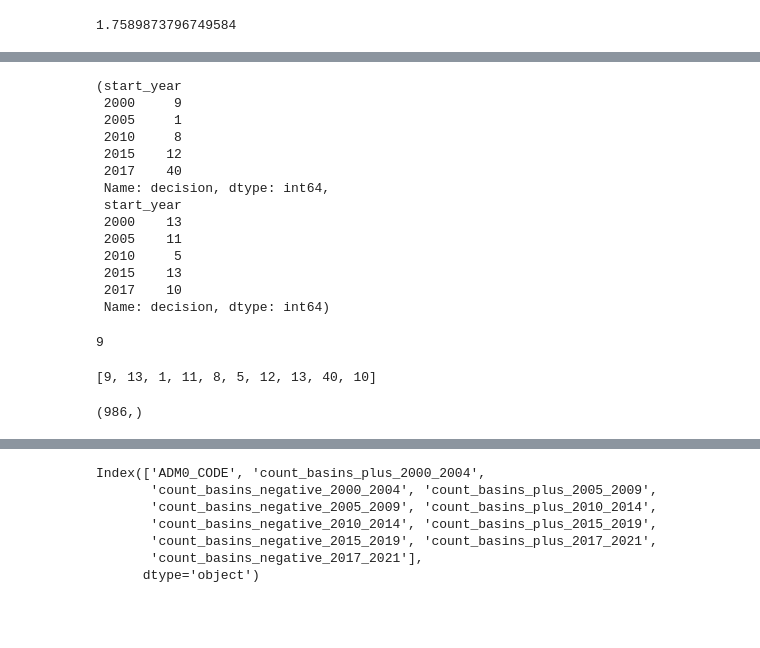
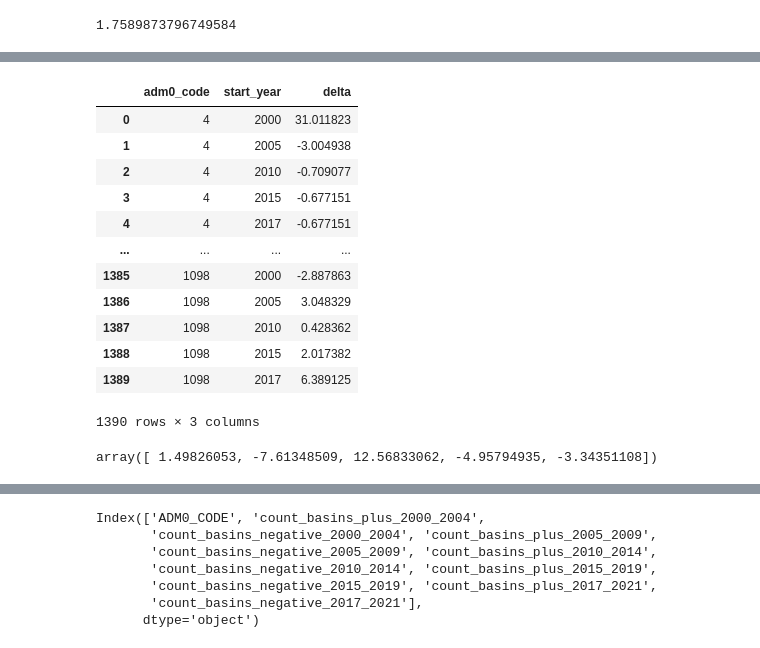
Before and after one commit to puzhao8/SDG661-Fresh-Water, a Jupyter notebook: testbed_V1.ipynb, the cells around one changed output, grey strips where cells are left out. Cells and saved outputs as stored; diff of their text form; code cells hidden in the pictures; blank space fills up the shorter version.

```diff
--- a/testbed_V1.ipynb
+++ b/testbed_V1.ipynb
@@ -305,34 +247,24 @@ country
-# %%
-pos, neg
-# %% [output]
-(start_year
- 2000     9
- 2005     1
- 2010     8
- 2015    12
- 2017    40
- Name: decision, dtype: int64,
- start_year
- 2000    13
- 2005    11
- 2010     5
- 2015    13
- 2017    10
- Name: decision, dtype: int64)
-# %%
-pos.loc[2000]
-# %% [output]
-9
-# %%
-count = []
-for start_year in pos.index:
-    count += [pos.loc[start_year], neg.loc[start_year]]
-count
-# %% [output]
-[9, 13, 1, 11, 8, 5, 12, 13, 40, 10]
-# %%
-country = df.groupby(by='adm0_code').get_group(36)
-xx = country.groupby(by='start_year').get_group(2017)
-xx['decision'].shape
-# %% [output]
-(986,)
+# %%
+delta_basin_0
+# %% [output]
+|  | adm0_code | start_year | delta |
+| 0 | 4 | 2000 | 31.011823 |
+| 1 | 4 | 2005 | -3.004938 |
+| 2 | 4 | 2010 | -0.709077 |
+| 3 | 4 | 2015 | -0.677151 |
+| 4 | 4 | 2017 | -0.677151 |
+| ... | ... | ... | ... |
+| 1385 | 1098 | 2000 | -2.887863 |
+| 1386 | 1098 | 2005 | 3.048329 |
+| 1387 | 1098 | 2010 | 0.428362 |
+| 1388 | 1098 | 2015 | 2.017382 |
+| 1389 | 1098 | 2017 | 6.389125 |
+1390 rows × 3 columns
+# %%
+delta_basin_0 = pd.read_csv("outputs_utest_V1_decision\Permanent_water\permanent_area/basins_level_0_utest.csv")
+delta_basin_0 = delta_basin_0[['id_bgl', 'start_year', 'delta']].rename(columns={'id_bgl': 'adm0_code'})
+x = delta_basin_0.groupby(by='adm0_code').get_group(36)
+x1 = x['delta'].values
+x1
+# %% [output]
+array([ 1.49826053, -7.61348509, 12.56833062, -4.95794935, -3.34351108])
```
Also changed, not shown: parts of 12 cells of this notebook, 25 other files.
